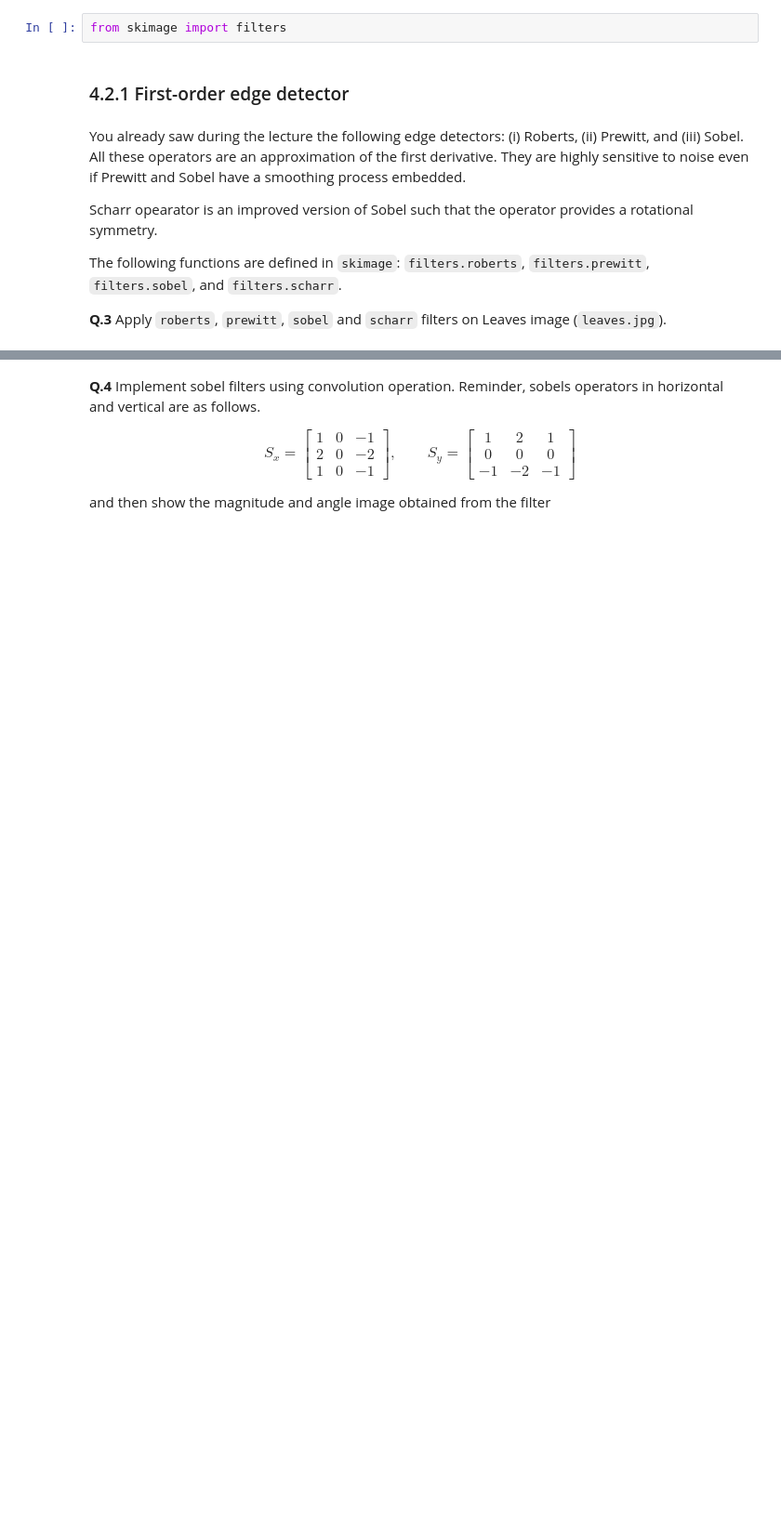
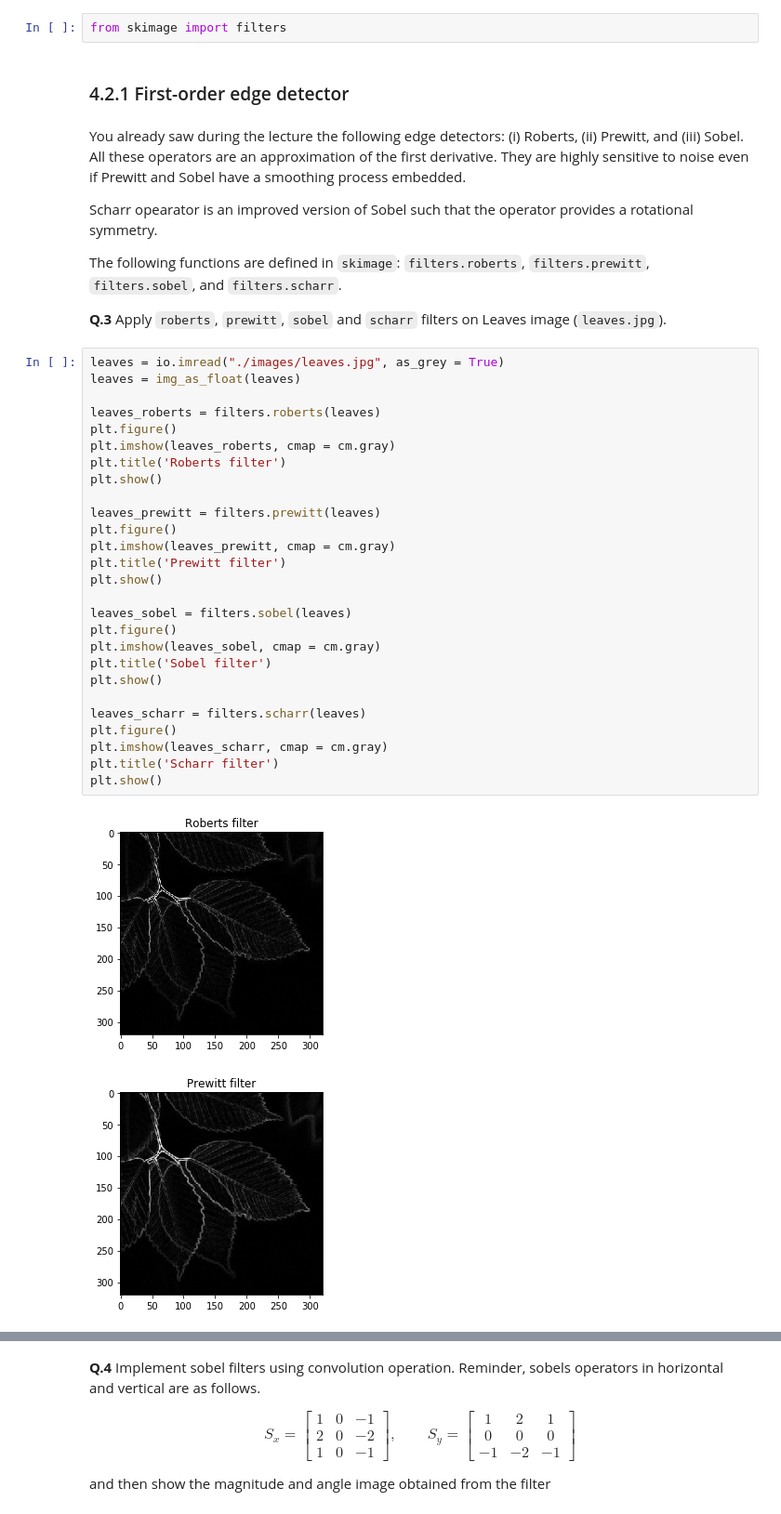
Before and after one commit to majeedhussain49/B31XB-IIP-TP-1718, a Jupyter notebook: 4-filter-spatial-domain/4-spatial-filter.ipynb, the cells around one changed output, grey strips where cells are left out. Shown at 93% size. Cells and saved outputs as stored; diff of their text form; blank space fills up the shorter version.

```diff
--- a/4-filter-spatial-domain/4-spatial-filter.ipynb
+++ b/4-filter-spatial-domain/4-spatial-filter.ipynb
@@ -90,3 +90,33 @@ Scharr opearator is an improved version of Sobel such that the operator provides
 The following functions are defined in `skimage`: `filters.roberts`, `filters.prewitt`, `filters.sobel`, and `filters.scharr`.
 
 **Q.3** Apply `roberts`, `prewitt`, `sobel` and `scharr` filters on Leaves image (`leaves.jpg`).
+# %%
+leaves = io.imread("./images/leaves.jpg", as_grey = True)
+leaves = img_as_float(leaves)
+
+leaves_roberts = filters.roberts(leaves)
+plt.figure()
+plt.imshow(leaves_roberts, cmap = cm.gray)
+plt.title('Roberts filter')
+plt.show()
+
+leaves_prewitt = filters.prewitt(leaves)
+plt.figure()
+plt.imshow(leaves_prewitt, cmap = cm.gray)
+plt.title('Prewitt filter')
+plt.show()
+
+leaves_sobel = filters.sobel(leaves)
+plt.figure()
+plt.imshow(leaves_sobel, cmap = cm.gray)
+plt.title('Sobel filter')
+plt.show()
+
+leaves_scharr = filters.scharr(leaves)
+plt.figure()
+plt.imshow(leaves_scharr, cmap = cm.gray)
+plt.title('Scharr filter')
+plt.show()
+# %% [output]
+[figure, added]
+[figure, added]
```
Also changed, not shown: parts of 13 cells of this notebook, 1 other file.
